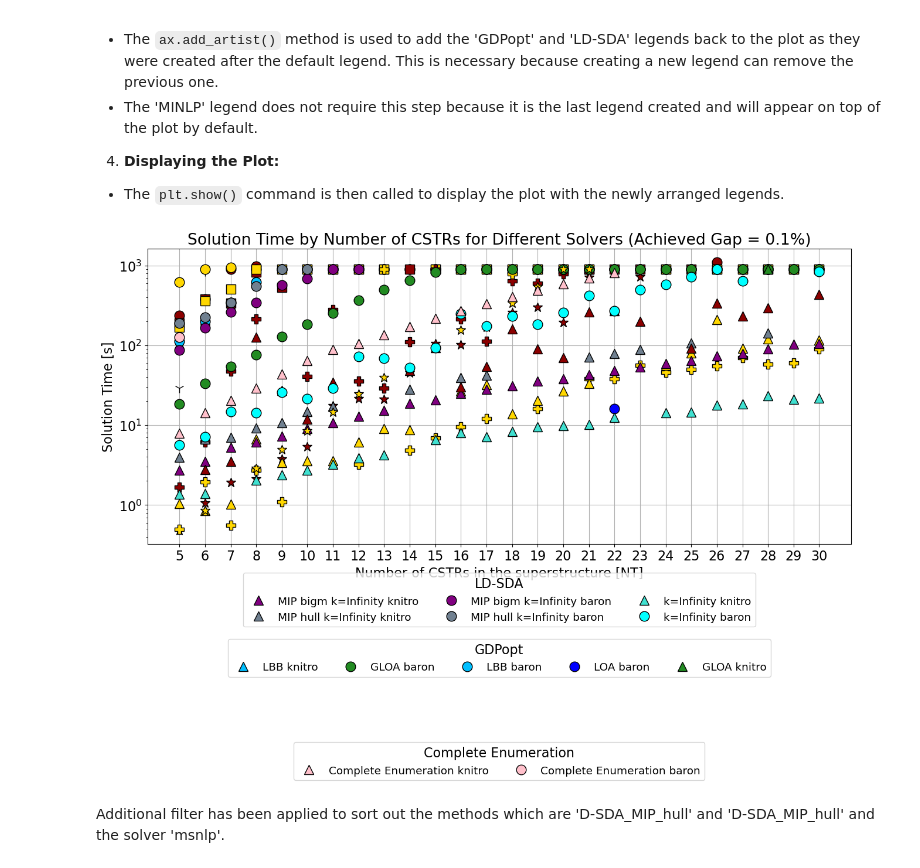
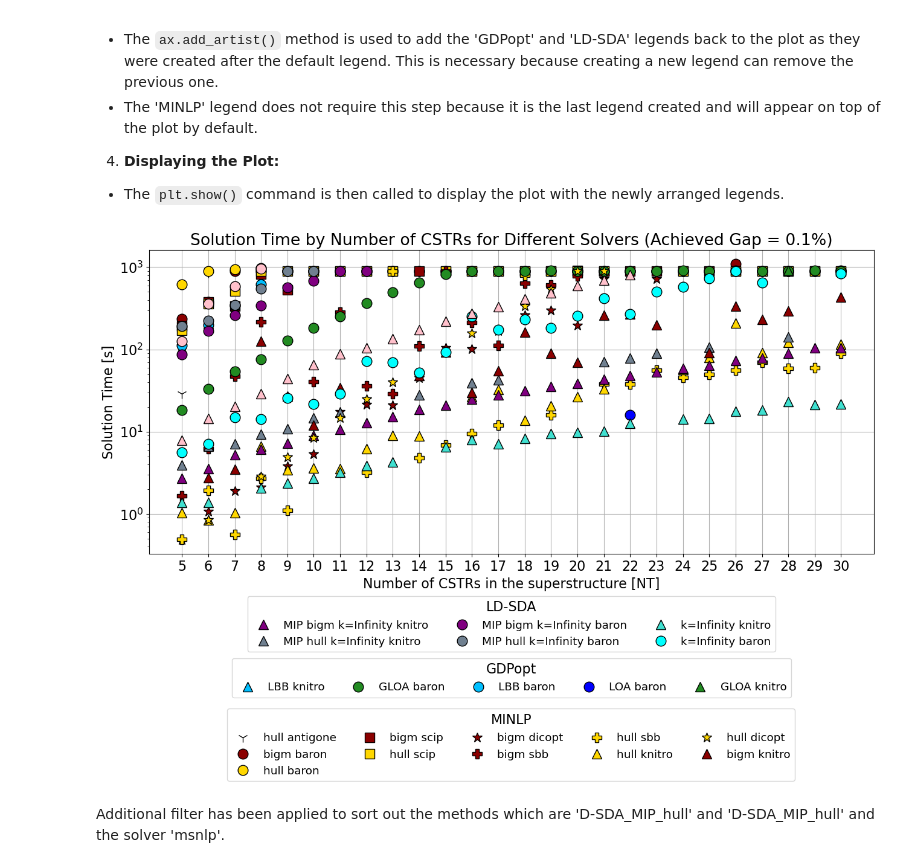
Before and after one commit to SECQUOIA/dsda-gdp, a Jupyter notebook: results/visualize_cstr_model.ipynb, the cells around one changed output. Saved outputs shown, nothing was run; the diff lists cells and outputs as text; code cells hidden in the pictures.

```diff
--- a/results/visualize_cstr_model.ipynb
+++ b/results/visualize_cstr_model.ipynb
@@ -596,41 +596,37 @@ plt.tight_layout()
 
 # Set x-ticks to only show the selected_NT values
 ax.set_xticks(selected_NT)
 
 # Sort the legend labels and handles
 GDPopt_handles, GDPopt_labels = [], []
 DSDA_handles, DSDA_labels = [], []
 MINLP_handles, MINLP_labels = [], []
 Enum_handles, Enum_labels = [], []
 
 for handle, label, in zip(*ax.get_legend_handles_labels()):
     if 'GDPopt' in label:
         GDPopt_handles.append(handle)
         GDPopt_labels.append(label.replace('GDPopt_', '').replace('_', ' '))
     elif 'D-SDA' in label:
         DSDA_handles.append(handle)
         DSDA_labels.append(label.replace('D-SDA_', '').replace('_', ' '))
     elif 'MINLP' in label:
         MINLP_handles.append(handle)
         MINLP_labels.append(label.replace('MINLP_', '').replace('_', ' '))
-    elif 'Compl' in label:
-        Enum_handles.append(handle)
-        Enum_labels.append(label.replace('Compl_Enum', 'Complete Enumeration').replace('_', ' '))
 
 # Create custom legends
-legend_GDPopt = ax.legend(GDPopt_handles, GDPopt_labels, title='GDPopt', loc='lower center', bbox_to_anchor=(0.5, -0.47), fontsize='small', ncol=5)
-legend_DSDA = ax.legend(DSDA_handles, DSDA_labels, title='LD-SDA', loc='lower center', bbox_to_anchor=(0.5, -0.30), fontsize='small', ncol=3)
-legend_MINLP = ax.legend(MINLP_handles, MINLP_labels, title='MINLP', loc='lower center', bbox_to_anchor=(0.5, -0.635), fontsize='small', ncol=5)
-legend_Enum = ax.legend(Enum_handles, Enum_labels, title='Complete Enumeration', loc='lower center', bbox_to_anchor=(0.5, -0.82), fontsize='small', ncol=3)
+legend_GDPopt = ax.legend(GDPopt_handles, GDPopt_labels, title='GDPopt', loc='lower center', bbox_to_anchor=(0.5, -0.49), fontsize='small', ncol=5)
+legend_DSDA = ax.legend(DSDA_handles, DSDA_labels, title='LD-SDA', loc='lower center', bbox_to_anchor=(0.5, -0.34), fontsize='small', ncol=3)
+legend_MINLP = ax.legend(MINLP_handles, MINLP_labels, title='MINLP', loc='lower center', bbox_to_anchor=(0.5, -0.765, -0.001, 0.5), fontsize='small', ncol=5)
 
 # Add the legends back to the plot
 ax.add_artist(legend_GDPopt)
 ax.add_artist(legend_DSDA)
 # No need to add the last artist, as it will be on top by default
 
 plt.show()
 # %% [output]
-[figure, old version]
+[figure, new version]
 # %% [markdown]
 Additional filter has been applied to sort out the methods which are 'D-SDA_MIP_hull' and 'D-SDA_MIP_hull' and the solver 'msnlp'.
 # %%
```
Also changed, not shown: parts of 5 cells of this notebook, 1 other file.
